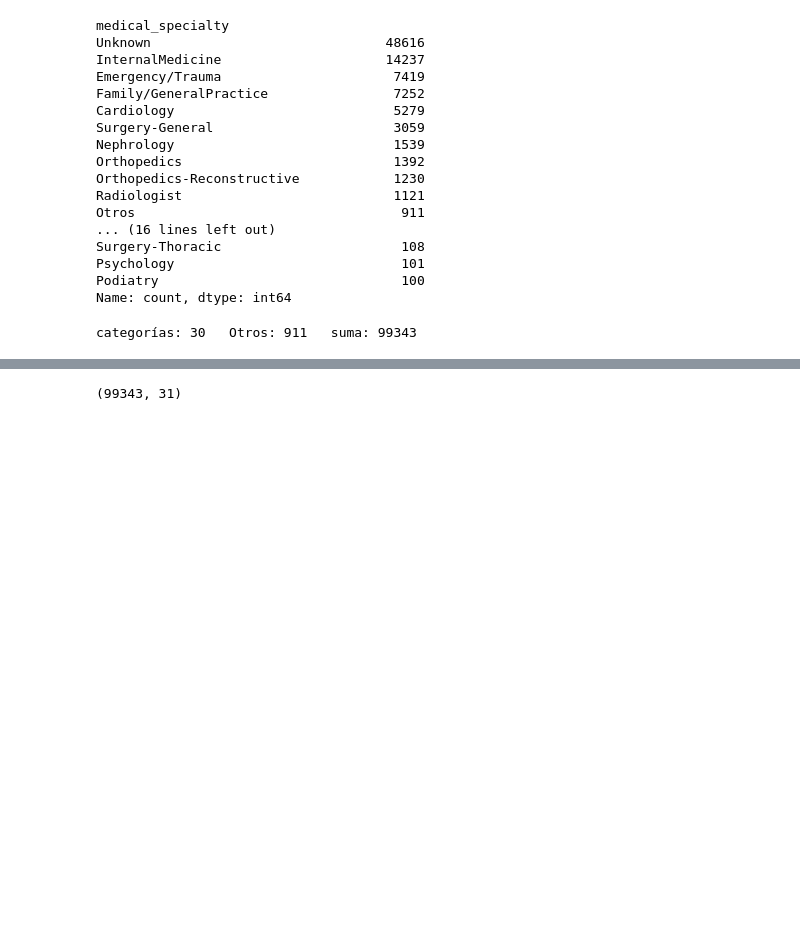
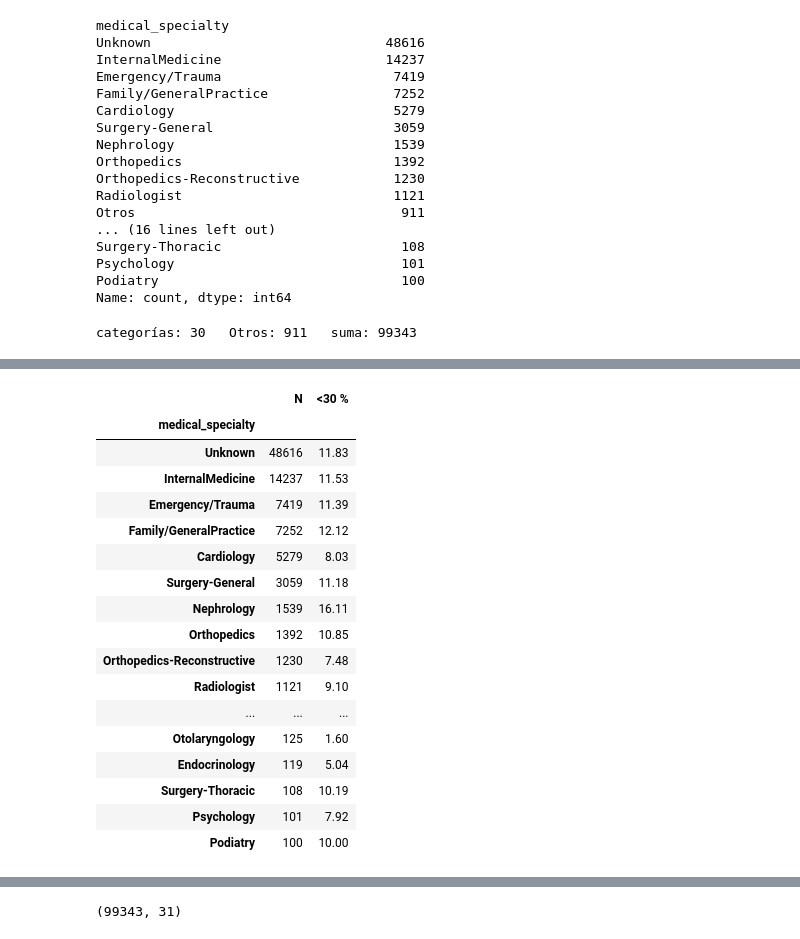
Before and after one commit to diieeguiitooo/readmision_diabetes_eda, a Jupyter notebook: notebooks/04_preparacion.ipynb, the cells around one changed output, grey strips where cells are left out. Drawn from its saved outputs; the diff is of its cells as text; code cells hidden in the pictures; blank space fills up the shorter version.

```diff
--- a/notebooks/04_preparacion.ipynb
+++ b/notebooks/04_preparacion.ipynb
@@ -854,0 +927,26 @@ aprendiendo el centro de procedencia.
+# %%
+# Tasa de <30 (%) y N de cada especialidad, de mayor a menor N
+tabla_esp = pd.DataFrame({
+    'N': df['medical_specialty'].value_counts(),
+    '<30 %': es_30.groupby(df['medical_specialty'], observed=True).mean() * 100,
+})
+tabla_esp.round(2).sort_values('N', ascending=False)
+# %% [output]
+|  | N | <30 % |
+| medical_specialty |  |  |
+| Unknown | 48616 | 11.83 |
+| InternalMedicine | 14237 | 11.53 |
+| Emergency/Trauma | 7419 | 11.39 |
+| Family/GeneralPractice | 7252 | 12.12 |
+| Cardiology | 5279 | 8.03 |
+| Surgery-General | 3059 | 11.18 |
+| Nephrology | 1539 | 16.11 |
+| Orthopedics | 1392 | 10.85 |
+| Orthopedics-Reconstructive | 1230 | 7.48 |
+| Radiologist | 1121 | 9.10 |
+| ... | ... | ... |
+| Otolaryngology | 125 | 1.60 |
+| Endocrinology | 119 | 5.04 |
+| Surgery-Thoracic | 108 | 10.19 |
+| Psychology | 101 | 7.92 |
+| Podiatry | 100 | 10.00 |
```
Also changed, not shown: parts of 44 cells of this notebook.
